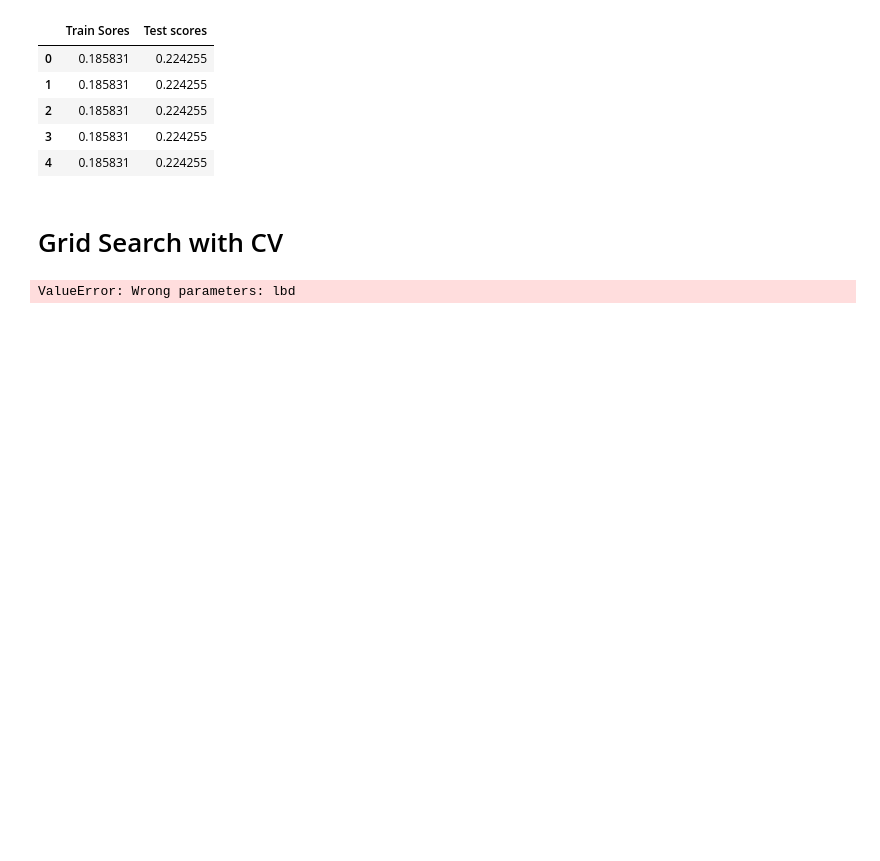
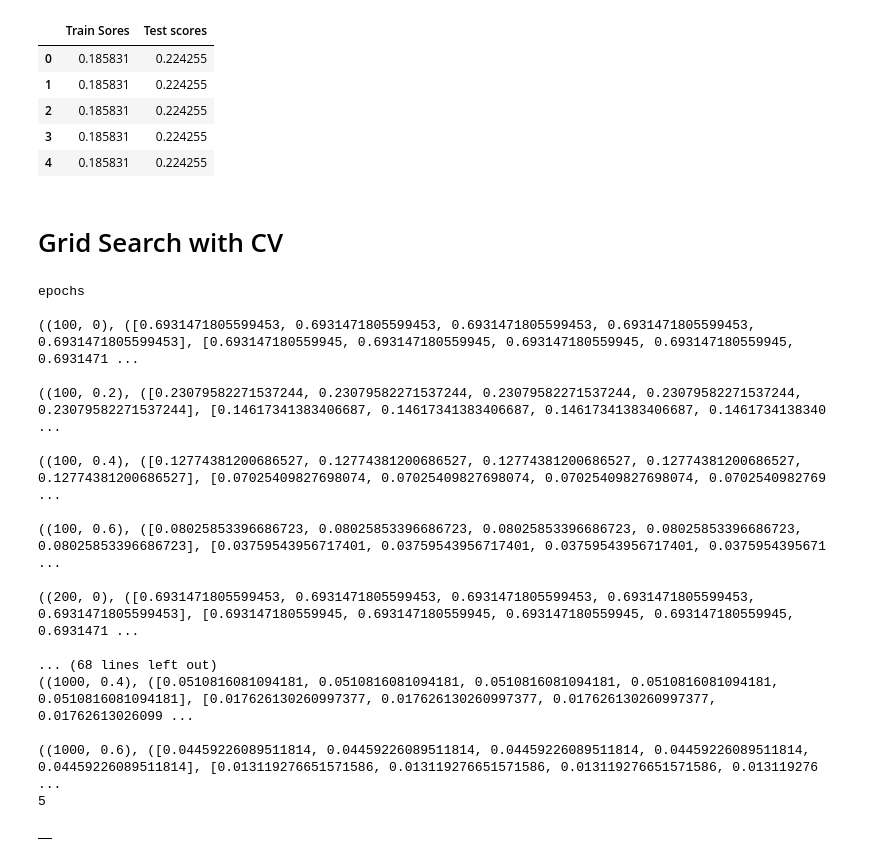
Before and after one commit to Monicasfe/SIB, a Jupyter notebook: scripts/M_eval2.ipynb, the cells around one changed output. Saved outputs shown, nothing was run; the diff lists cells and outputs as text; code cells hidden in the pictures; blank space fills up the shorter version.

```diff
--- a/scripts/M_eval2.ipynb
+++ b/scripts/M_eval2.ipynb
@@ -201,9 +201,27 @@ df
 # %%
 from src.si.util.cv import GridSearchCV
 # %%
-parameters = {"epochs": [100, 200, 400, 800, 1000], "lbd": [0, 0.2, 0.4, 0.6]}
+parameters = {"epochs": [100, 200, 400, 800, 1000], "lr": [0, 0.2, 0.4, 0.6]}
 gs = GridSearchCV(logreg, dataset, parameters, cv=5)
 gs.run()
-#gs.to_data_frame()
+df = gs.to_dataframe()
+df
 # %% [output]
-ValueError: Wrong parameters: lbd
+epochs
+
+((100, 0), ([0.6931471805599453, 0.6931471805599453, 0.6931471805599453, 0.6931471805599453, 0.6931471805599453], [0.693147180559945, 0.693147180559945, 0.693147180559945, 0.693147180559945, 0.6931471 ...
+
+((100, 0.2), ([0.23079582271537244, 0.23079582271537244, 0.23079582271537244, 0.23079582271537244, 0.23079582271537244], [0.14617341383406687, 0.14617341383406687, 0.14617341383406687, 0.1461734138340 ...
+
+((100, 0.4), ([0.12774381200686527, 0.12774381200686527, 0.12774381200686527, 0.12774381200686527, 0.12774381200686527], [0.07025409827698074, 0.07025409827698074, 0.07025409827698074, 0.0702540982769 ...
+
+((100, 0.6), ([0.08025853396686723, 0.08025853396686723, 0.08025853396686723, 0.08025853396686723, 0.08025853396686723], [0.03759543956717401, 0.03759543956717401, 0.03759543956717401, 0.0375954395671 ...
+
+((200, 0), ([0.6931471805599453, 0.6931471805599453, 0.6931471805599453, 0.6931471805599453, 0.6931471805599453], [0.693147180559945, 0.693147180559945, 0.693147180559945, 0.693147180559945, 0.6931471 ...
+
+... (68 lines left out)
+((1000, 0.4), ([0.0510816081094181, 0.0510816081094181, 0.0510816081094181, 0.0510816081094181, 0.0510816081094181], [0.017626130260997377, 0.017626130260997377, 0.017626130260997377, 0.01762613026099 ...
+
+((1000, 0.6), ([0.04459226089511814, 0.04459226089511814, 0.04459226089511814, 0.04459226089511814, 0.04459226089511814], [0.013119276651571586, 0.013119276651571586, 0.013119276651571586, 0.013119276 ...
+5
+|  |
```
Also changed, not shown: parts of 2 cells of this notebook, 4 other files.
